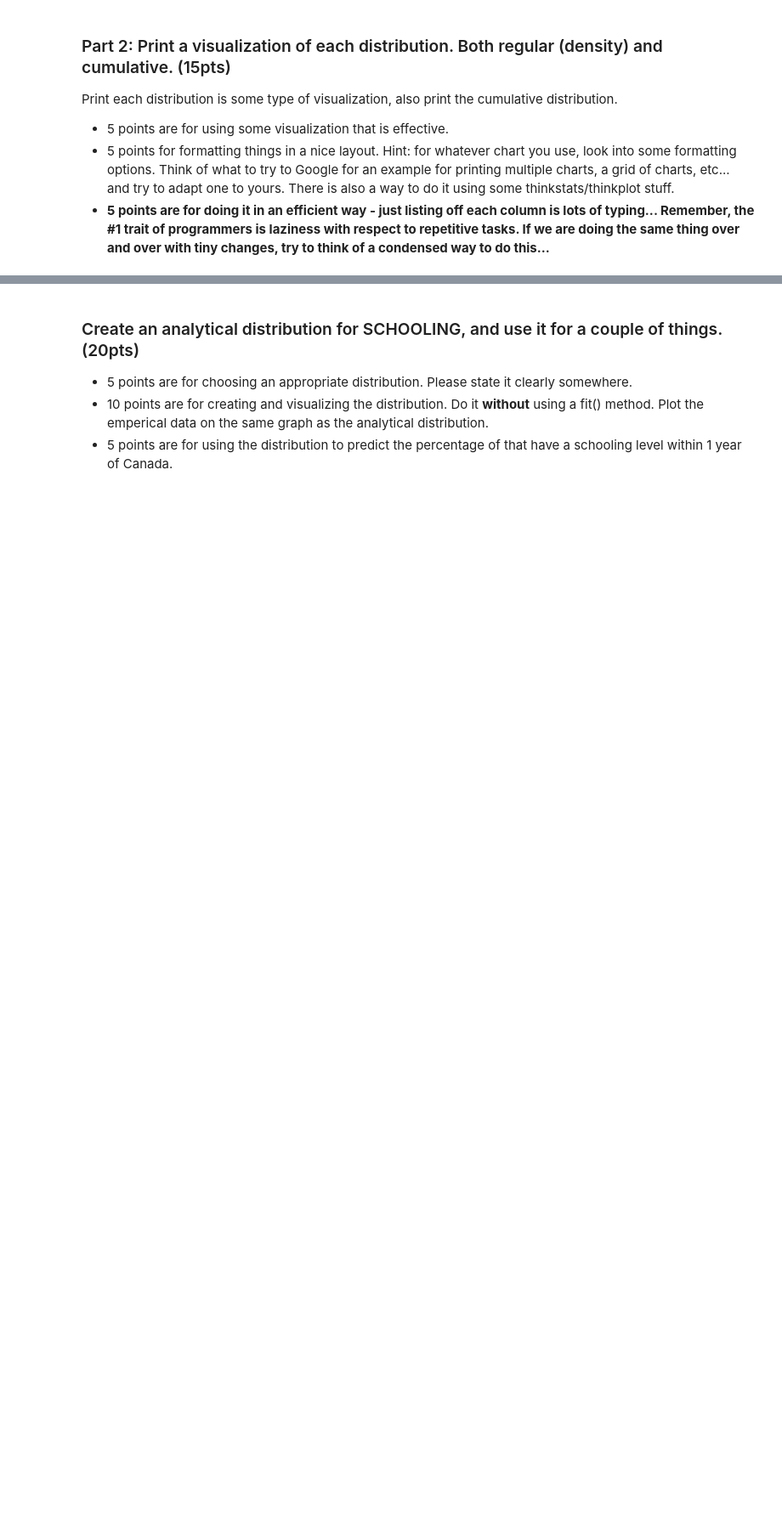
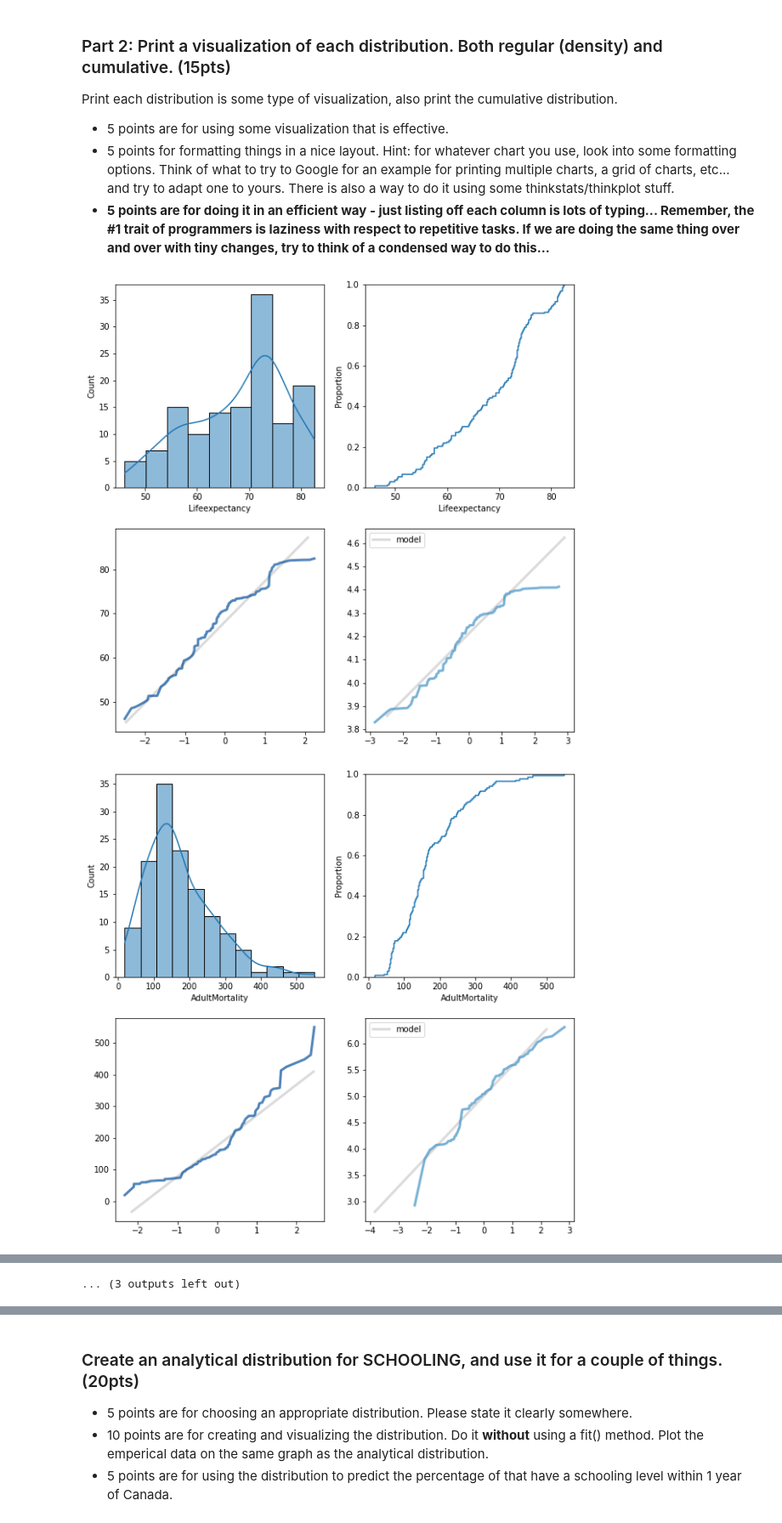
Before and after one commit to CcDenn/BSIP_Assignment_2_Students, a Jupyter notebook: stats_asn_2_start.ipynb, the cells around one changed output, grey strips where cells are left out. Shown at 85% size. Cells and saved outputs as stored; diff of their text form; code cells hidden in the pictures; blank space fills up the shorter version.

```diff
--- a/stats_asn_2_start.ipynb
+++ b/stats_asn_2_start.ipynb
@@ -76,3 +76,19 @@ Print each distribution is some type of visualization, also print the cumulative
 <li>5 points for formatting things in a nice layout. Hint: for whatever chart you use, look into some formatting options. Think of what to try to Google for an example for printing multiple charts, a grid of charts, etc... and try to adapt one to yours. There is also a way to do it using some thinkstats/thinkplot stuff.
 <li><b>5 points are for doing it in an efficient way - just listing off each column is lots of typing... Remember, the #1 trait of programmers is laziness with respect to repetitive tasks. If we are doing the same thing over and over with tiny changes, try to think of a condensed way to do this...</b>
 </ul>
+# %%
+graph = dfLE.drop(columns=["Country", "isDeveloped"])
+for i in graph.columns:
+    thinkplot.preplot(2,2,2)
+    thinkplot.SubPlot(1)
+    sns.histplot(graph[i], kde=True)
+    thinkplot.SubPlot(2)
+    sns.ecdfplot(graph[i])
+    thinkplot.SubPlot(3)
+    thinkstats2.NormalProbabilityPlot(graph[i])
+    thinkplot.SubPlot(4)
+    thinkstats2.NormalProbabilityPlot(np.log(graph[i]))
+    thinkplot.show()
+# %% [output]
+[figure, added]
+[figure, added]
@@ -79 +105,2 @@ Print each distribution is some type of visualization, also print the cumulative
+... (3 outputs left out)
 # %%
```
Also changed, not shown: parts of 21 cells of this notebook.
